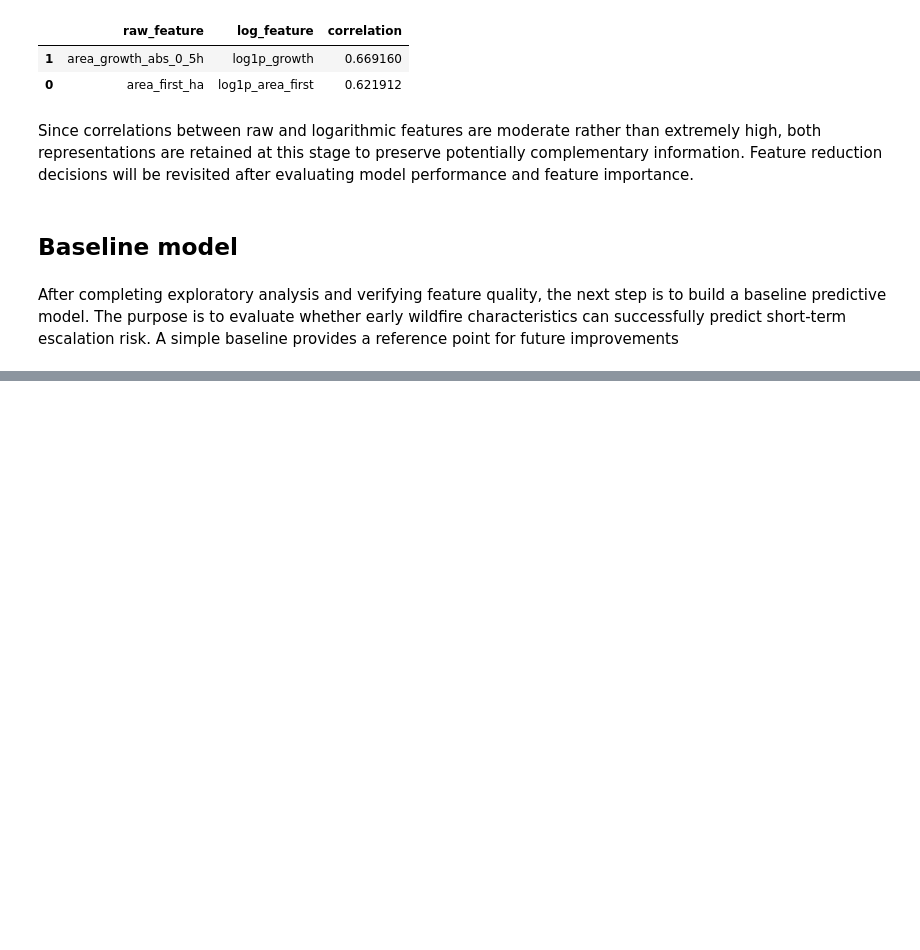
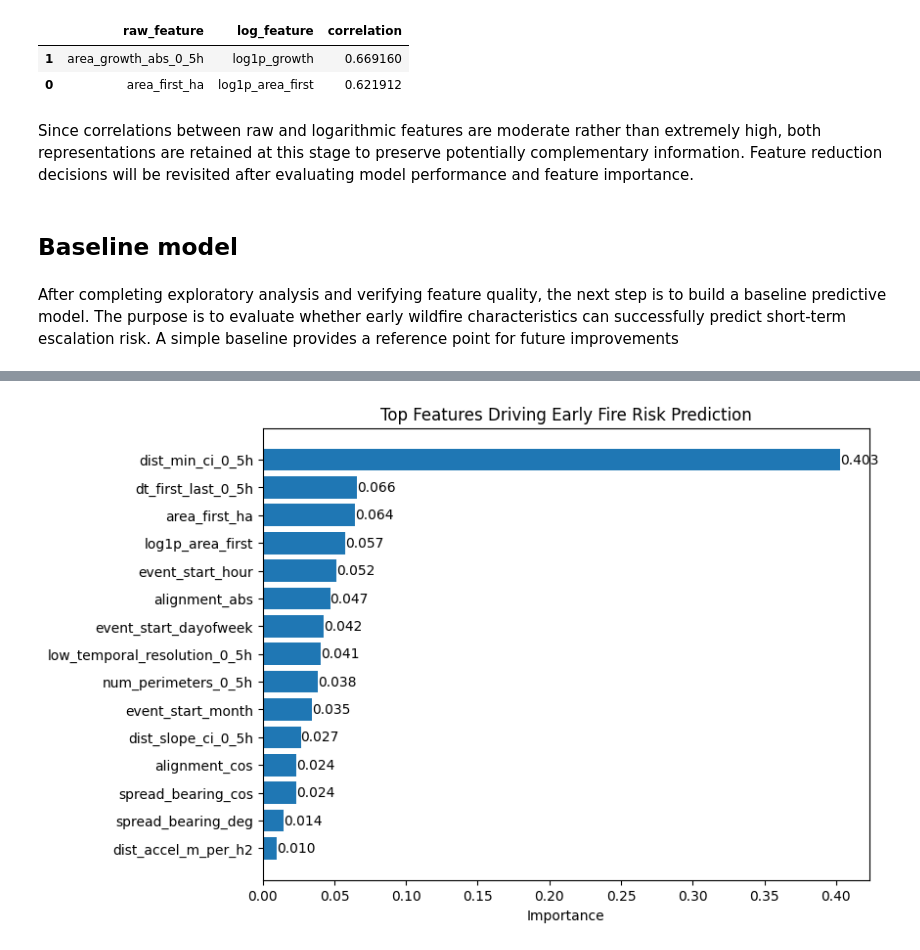
Before and after one commit to kholostovamk/KaggleCompetitionFires, a Jupyter notebook: notebook68a9156674.ipynb, the cells around one changed output, grey strips where cells are left out. Saved outputs shown, nothing was run; the diff lists cells and outputs as text; code cells hidden in the pictures; blank space fills up the shorter version.

```diff
--- a/notebook68a9156674.ipynb
+++ b/notebook68a9156674.ipynb
@@ -592,0 +677,12 @@ After completing exploratory analysis and verifying feature quality, the next st
+# %%
+# --- Fit model on full dataset ---
+model.fit(X, y)
+
+# --- Extract feature importance ---
+importances = pd.Series(
+    model.feature_importances_,
+    index=X.columns
+).sort_values(ascending=False)
+
+# Show top features
+importances.head(15)
@@ -592,0 +706,21 @@ After completing exploratory analysis and verifying feature quality, the next st
+# %%
+top_n = 15
+top_features = importances.head(top_n)
+
+plt.figure(figsize=(8,6))
+bars = plt.barh(top_features.index[::-1],
+                top_features.values[::-1])
+
+plt.xlabel("Importance")
+plt.title("Top Features Driving Early Fire Risk Prediction")
+
+# add numbers
+for bar in bars:
+    width = bar.get_width()
+    plt.text(width, bar.get_y() + bar.get_height()/2,
+             f"{width:.3f}",
+             va="center")
+
+plt.show()
+# %% [output]
+[figure, added]
```
Also changed, not shown: parts of 25 cells of this notebook.
